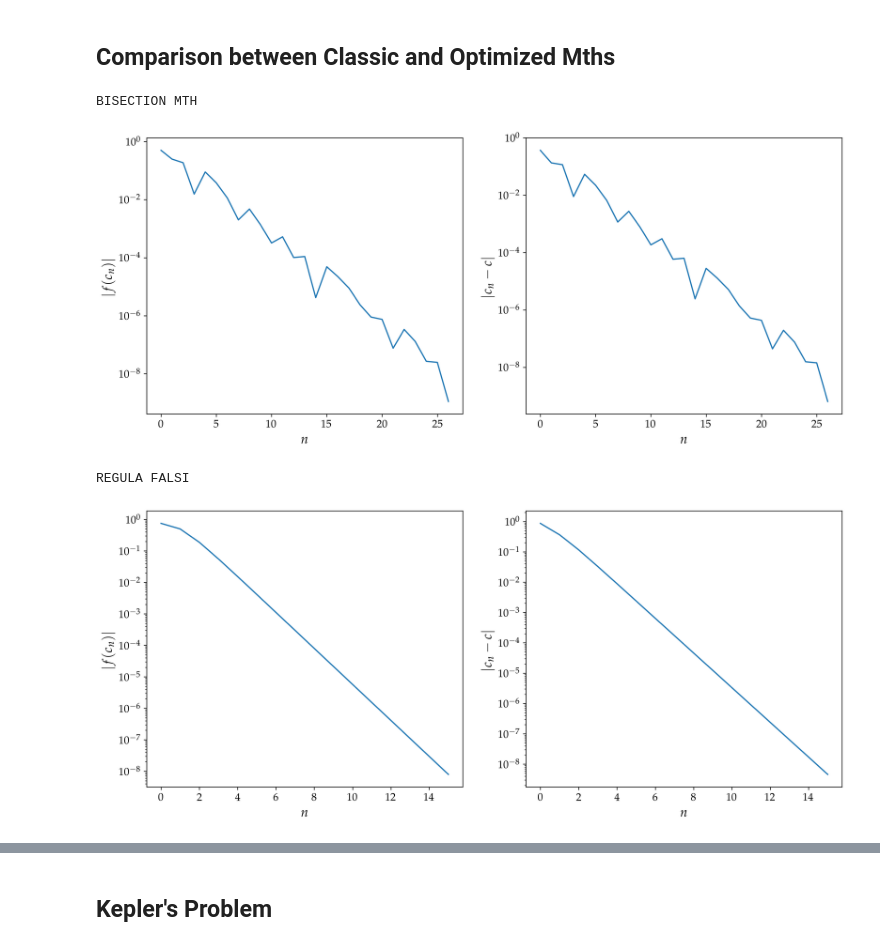
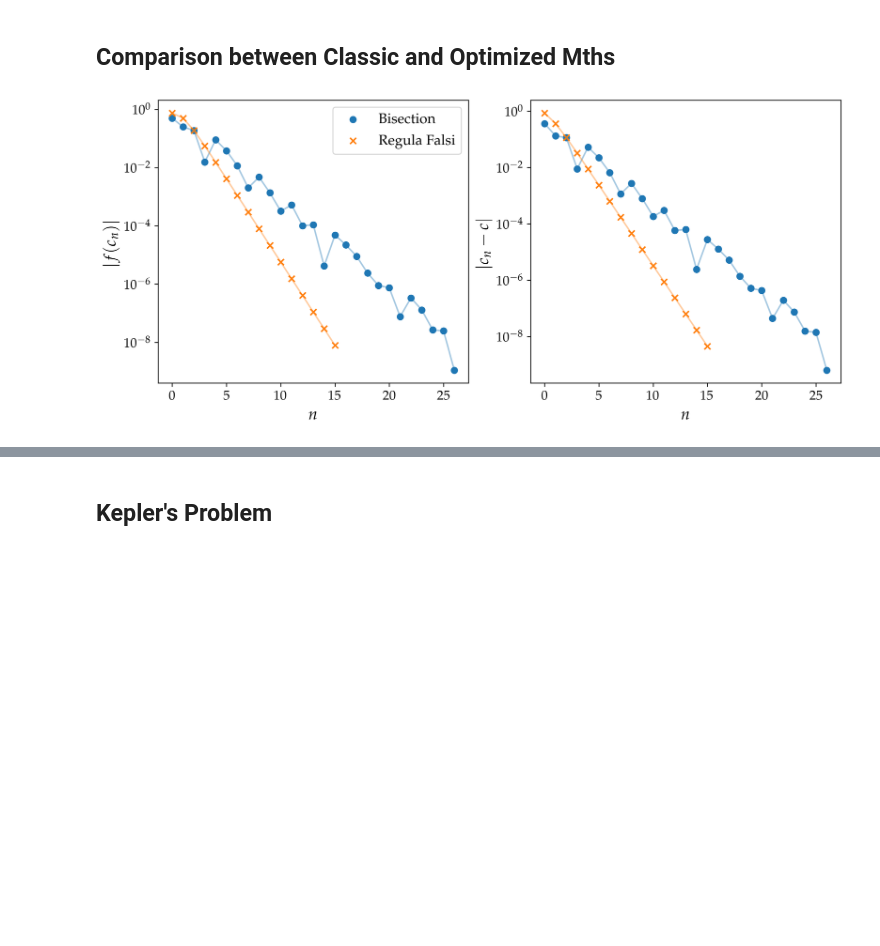
Before and after one commit to mvolpato-unimib/Lab_comp, a Jupyter notebook: ex12/bisection.ipynb, the cells around one changed output, grey strips where cells are left out. Saved outputs shown, nothing was run; the diff lists cells and outputs as text; code cells hidden in the pictures; blank space fills up the shorter version.

```diff
--- a/ex12/bisection.ipynb
+++ b/ex12/bisection.ipynb
@@ -88,47 +88,47 @@ def plot_bisec(f, a, b, optim=True, tol=1e-8, MaxIter=500):
 
         fc = f(c)
 
         if fa * fc > 0:
             a, fa = c, fc
         else:
             b, fb = c, fc
 
         diff_c.append(c)
         f_ls.append(fc)
         n_iter += 1
 
         if abs(fc) < tol or abs(b - a) < tol:
             break
 
     return f_ls, diff_c, c, n_iter
 
-def plotty(res, name):
+start, end = (0, 2)
+res_bis, res_reg = (plot_bisec(func, start, end, optim=False), plot_bisec(func, start, end, optim=True))
+
+names = ['Bisection', 'Regula Falsi']
+mar = ['o', 'x']
+colors = ['C0', 'C1']
+
+fig, ax = plt.subplots(1, 2, figsize=(12, 5))
+for n, res in enumerate((res_bis, res_reg)):
     fls, cls, c, niter = res
     xcoo = np.arange(0, niter)
     f = abs(np.array(fls))
     cs = abs(np.array(cls) - C_TRUE)
 
-    fig, ax = plt.subplots(1, 2, figsize=(15, 6))
-    ax[0].plot(xcoo, f)
+    ax[0].plot(xcoo, f, alpha=0.4)
+    ax[0].scatter(xcoo, f, label=names[n], marker=mar[n])
     ax[0].set_xlabel(r'$n$')
     ax[0].set_ylabel(r'$|f(c_n)|$')
     ax[0].set_yscale('log')
 
-    ax[1].plot(xcoo, cs)
+    ax[1].plot(xcoo, cs, alpha=0.4)
+    ax[1].scatter(xcoo, cs, marker=mar[n])
     ax[1].set_xlabel(r'$n$')
     ax[1].set_ylabel(r'$|c_n - c|$')
     ax[1].set_yscale('log')
-    plt.savefig('plots/'+name+'.png')
-    plt.show()
-
-start, end = (0, 2)
-print('\nBISECTION MTH')
-plotty(plot_bisec(func, start, end, optim=False), 'bis_class')
-
-print('REGULA FALSI')
-plotty(plot_bisec(func, start, end, optim=True,), 'optim_bis')
+    ax[0].legend()
+    plt.savefig('plots/bis_vs_reg.png')
+plt.show()
 # %% [output]
-BISECTION MTH
-[figure, old version]
+[figure, new version]
-REGULA FALSI
-[figure, removed]
```
Also changed, not shown: parts of 7 cells of this notebook, 14 other files.
